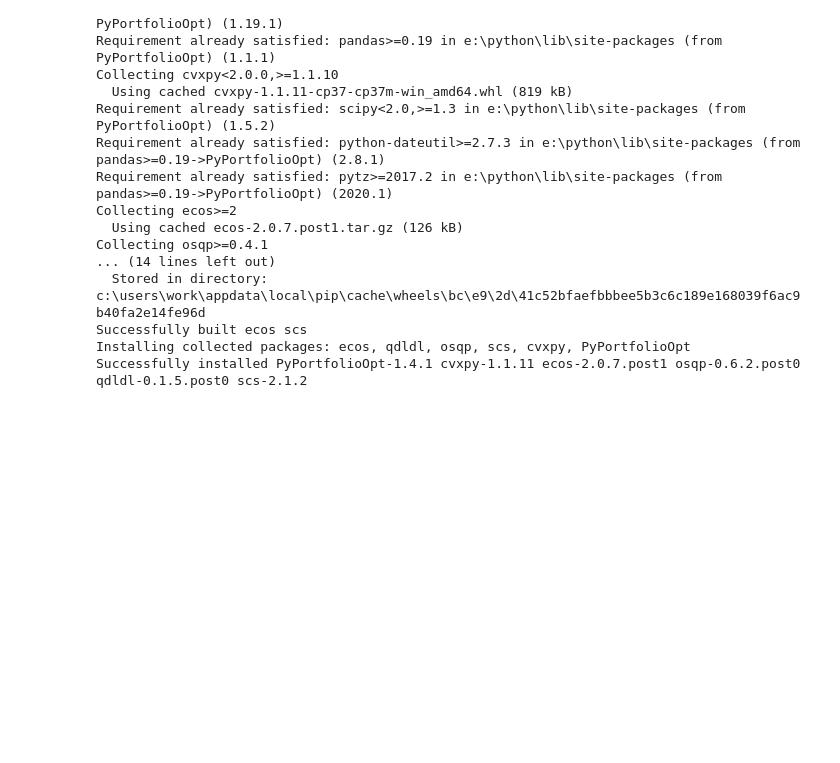
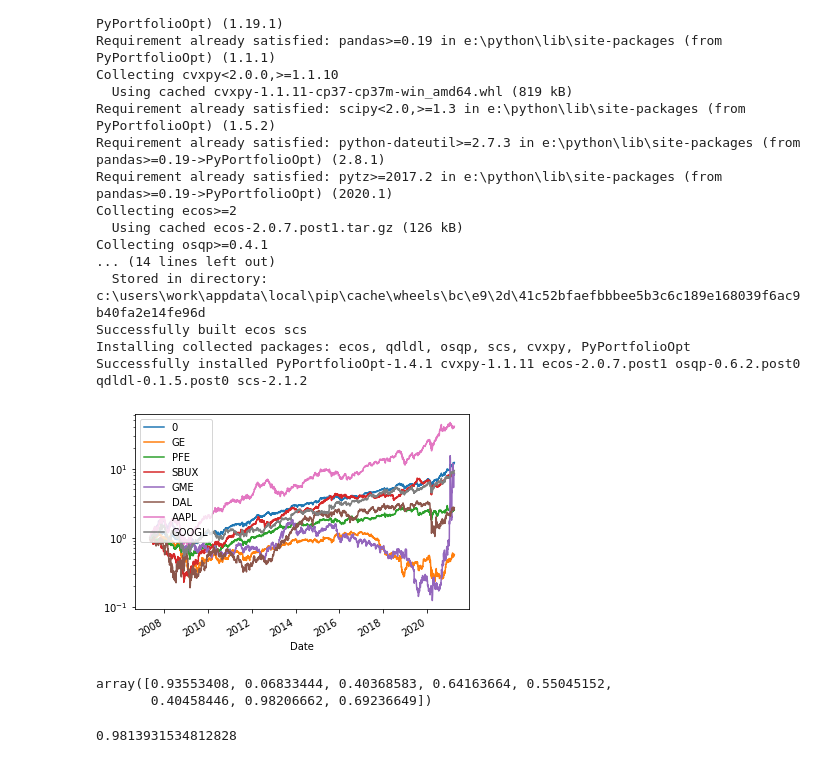
Before and after one commit to NSanip/Mentorship, a Jupyter notebook: Portfolio Creation Model.ipynb, the cells around one changed output. Cells and saved outputs as stored; diff of their text form; code cells hidden in the pictures; blank space fills up the shorter version.

```diff
--- a/Portfolio Creation Model.ipynb
+++ b/Portfolio Creation Model.ipynb
@@ -111,3 +107,25 @@ Collecting osqp>=0.4.1
 Successfully built ecos scs
 Installing collected packages: ecos, qdldl, osqp, scs, cvxpy, PyPortfolioOpt
 Successfully installed PyPortfolioOpt-1.4.1 cvxpy-1.1.11 ecos-2.0.7.post1 osqp-0.6.2.post0 qdldl-0.1.5.post0 scs-2.1.2
+# %%
+mu = stocks.mean()
+sigma = stocks.cov()
+# %%
+Ef = EfficientFrontier(mu, sigma)
+weight_vector = Ef.efficient_return(mu.median())
+weight_list = [weight_vector[ticker] for ticker in stocks.columns]
+portfolio = stocks.dot(weight_list)
+dataframe = pd.concat([portfolio, stocks], axis=1)
+(1 + dataframe).cumprod().plot()
+plt.yscale("log")
+# %% [output]
+[figure, added]
+# %%
+empyrical.sharpe_ratio(dataframe)
+# %% [output]
+array([0.93553408, 0.06833444, 0.40368583, 0.64163664, 0.55045152,
+       0.40458446, 0.98206662, 0.69236649])
+# %%
+empyrical.sharpe_ratio(portfolio)
+# %% [output]
+0.9813931534812828
```
Also changed, not shown: parts of 14 cells of this notebook.
